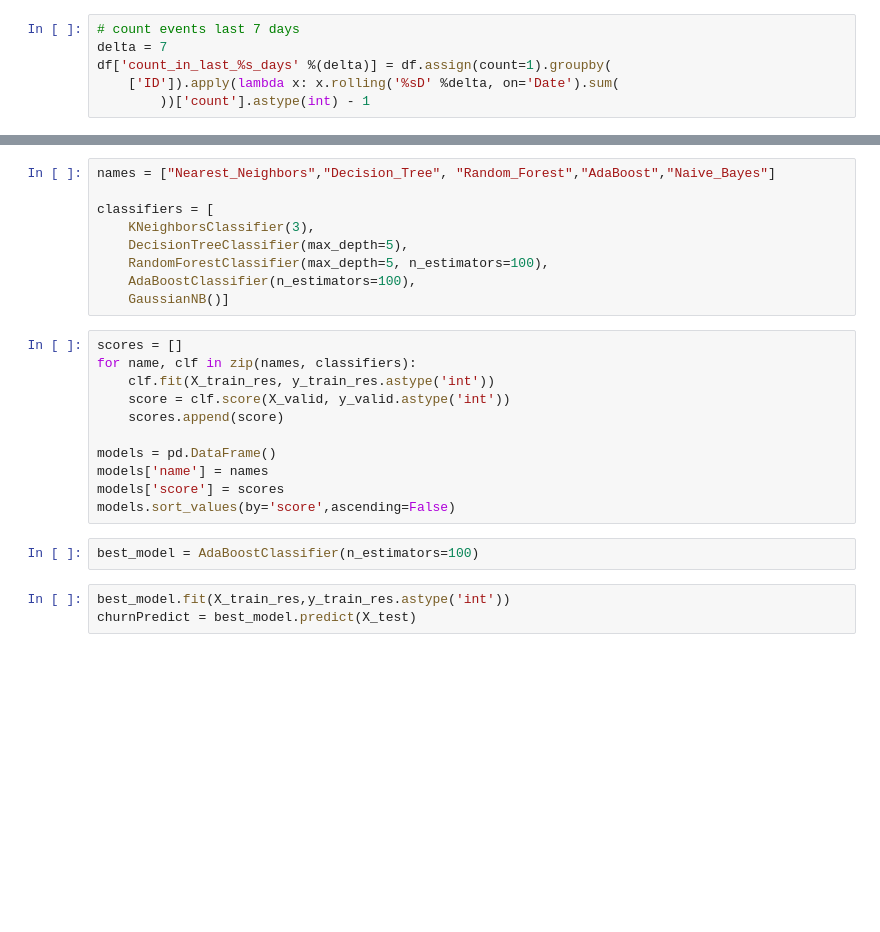
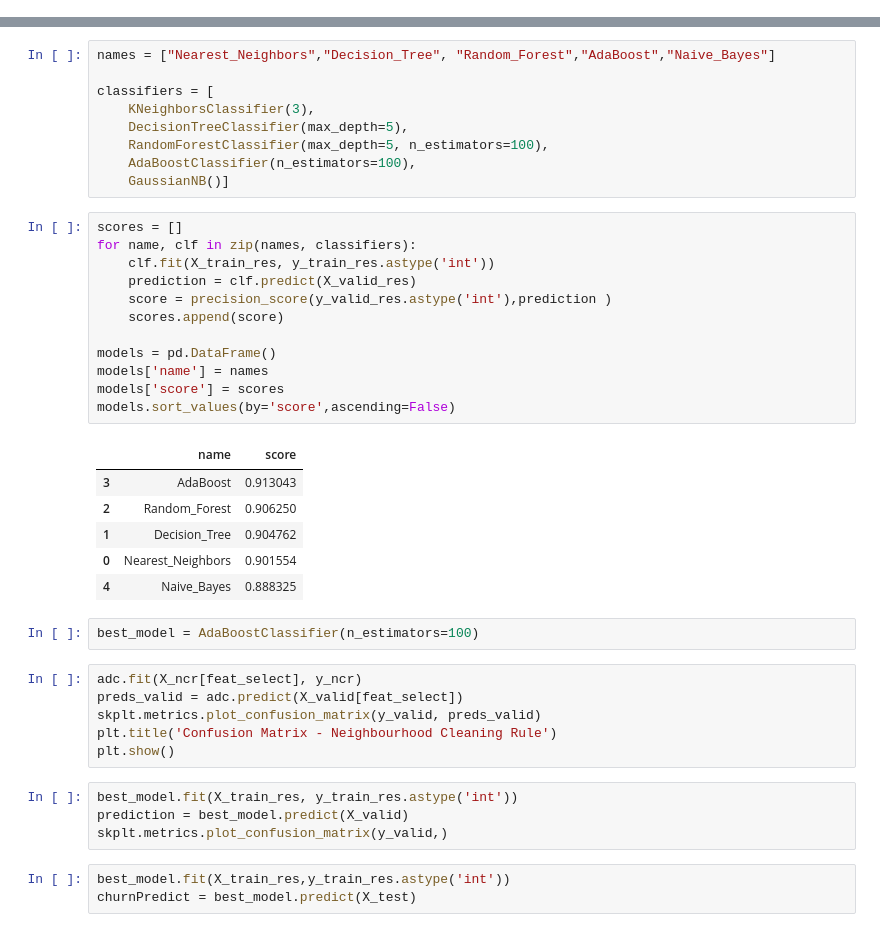
Before and after one commit to raquelcreis/customer_survival, a Jupyter notebook: notebook.ipynb, the cells around one changed output, grey strips where cells are left out. Cells and saved outputs as stored; diff of their text form; blank space fills up the shorter version.

```diff
--- a/notebook.ipynb
+++ b/notebook.ipynb
@@ -236,12 +236,6 @@ df.head()
 | 2 | 00038504-c286-4c49-a6ed-d7853f65f7d6 | 2019-04-12 | contact | 2019-04 | 4 | 2019 | 15 | 51.0 | 1 | 2 | ... |
 | 3 | 00038504-c286-4c49-a6ed-d7853f65f7d6 | 2019-04-19 | contact | 2019-04 | 4 | 2019 | 16 | 7.0 | 1 | 3 | ... |
 | 4 | 00038504-c286-4c49-a6ed-d7853f65f7d6 | 2019-04-30 | contact | 2019-04 | 4 | 2019 | 18 | 11.0 | 1 | 4 | ... |
-# %%
-# count events last 7 days
-delta = 7
-df['count_in_last_%s_days' %(delta)] = df.assign(count=1).groupby(
-    ['ID']).apply(lambda x: x.rolling('%sD' %delta, on='Date').sum(
-        ))['count'].astype(int) - 1
 # %% [markdown]
 ## Churn Classification
 # %%
@@ -334,16 +351,34 @@ classifiers = [
 # %%
 scores = []
 for name, clf in zip(names, classifiers):
     clf.fit(X_train_res, y_train_res.astype('int'))
-    score = clf.score(X_valid, y_valid.astype('int'))
+    prediction = clf.predict(X_valid_res)
+    score = precision_score(y_valid_res.astype('int'),prediction )
     scores.append(score)
 
 models = pd.DataFrame()
 models['name'] = names
 models['score'] = scores
 models.sort_values(by='score',ascending=False)
+# %% [output]
+|  | name | score |
+| 3 | AdaBoost | 0.913043 |
+| 2 | Random_Forest | 0.906250 |
+| 1 | Decision_Tree | 0.904762 |
+| 0 | Nearest_Neighbors | 0.901554 |
+| 4 | Naive_Bayes | 0.888325 |
 # %%
 best_model = AdaBoostClassifier(n_estimators=100)
+# %%
+adc.fit(X_ncr[feat_select], y_ncr)
+preds_valid = adc.predict(X_valid[feat_select])
+skplt.metrics.plot_confusion_matrix(y_valid, preds_valid)
+plt.title('Confusion Matrix - Neighbourhood Cleaning Rule')
+plt.show()
+# %%
+best_model.fit(X_train_res, y_train_res.astype('int'))
+prediction = best_model.predict(X_valid)
+skplt.metrics.plot_confusion_matrix(y_valid,)
 # %%
 best_model.fit(X_train_res,y_train_res.astype('int'))
 churnPredict = best_model.predict(X_test)
```
Also changed, not shown: parts of 13 cells of this notebook.
